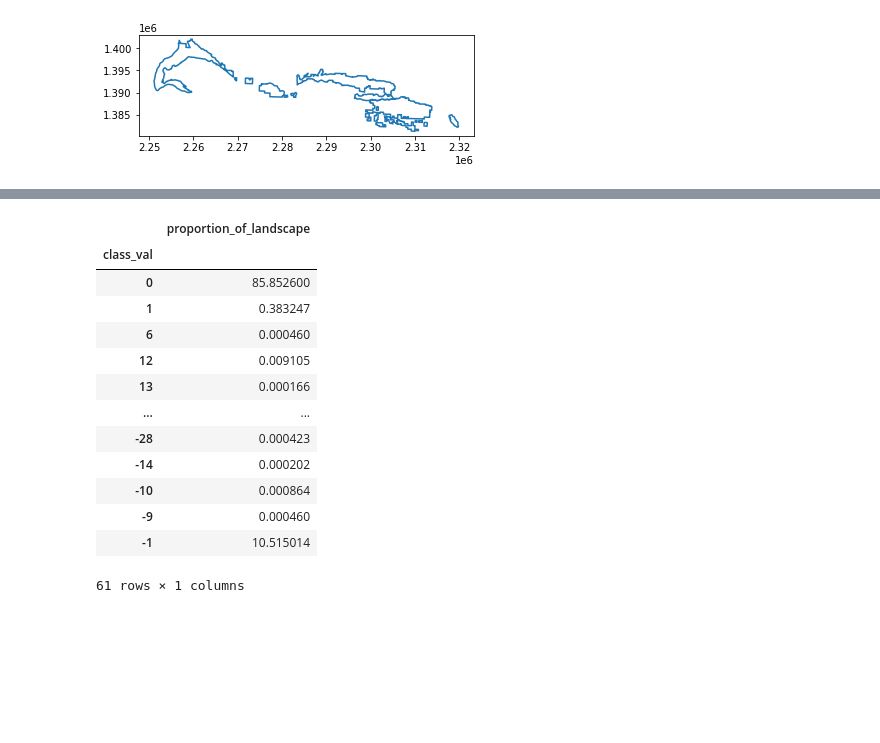
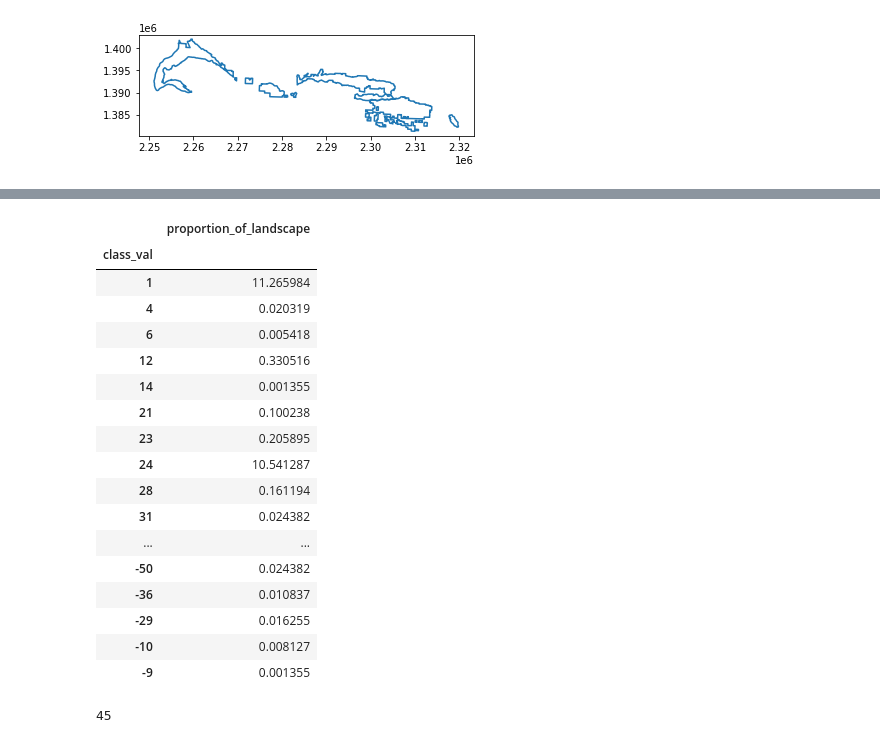
Before and after one commit to bridgetmarie24/pod_pou_lulcc, a Jupyter notebook: subset_LULCC.ipynb, the cells around one changed output, grey strips where cells are left out. Saved outputs shown, nothing was run; the diff lists cells and outputs as text; code cells hidden in the pictures; blank space fills up the shorter version.

```diff
--- a/subset_LULCC.ipynb
+++ b/subset_LULCC.ipynb
@@ -154,5 +113,5 @@ shp_file.boundary.plot()
 # %%
 from pylandstats import landscape
 # %%
-ls = landscape.Landscape('2021_clip/RasExt_CDL_2021_30m_Clip.tif')
+ls = landscape.Landscape('masked/Extract_RasE1.tif', nodata=0)
 prop = ls.compute_class_metrics_df(metrics=['proportion_of_landscape'])
@@ -159,17 +124,23 @@ prop = ls.compute_class_metrics_df(metrics=['proportion_of_landscape'])
 # %%
 display(prop)
+len(prop)
 # %% [output]
 |  | proportion_of_landscape |
 | class_val |  |
-| 0 | 85.852600 |
-| 1 | 0.383247 |
-| 6 | 0.000460 |
-| 12 | 0.009105 |
-| 13 | 0.000166 |
+| 1 | 11.265984 |
+| 4 | 0.020319 |
+| 6 | 0.005418 |
+| 12 | 0.330516 |
+| 14 | 0.001355 |
+| 21 | 0.100238 |
+| 23 | 0.205895 |
+| 24 | 10.541287 |
+| 28 | 0.161194 |
+| 31 | 0.024382 |
 | ... | ... |
-| -28 | 0.000423 |
-| -14 | 0.000202 |
-| -10 | 0.000864 |
-| -9 | 0.000460 |
-| -1 | 10.515014 |
+| -50 | 0.024382 |
+| -36 | 0.010837 |
+| -29 | 0.016255 |
+| -10 | 0.008127 |
+| -9 | 0.001355 |
-61 rows × 1 columns
+45
```
Also changed, not shown: parts of 3 cells of this notebook.
